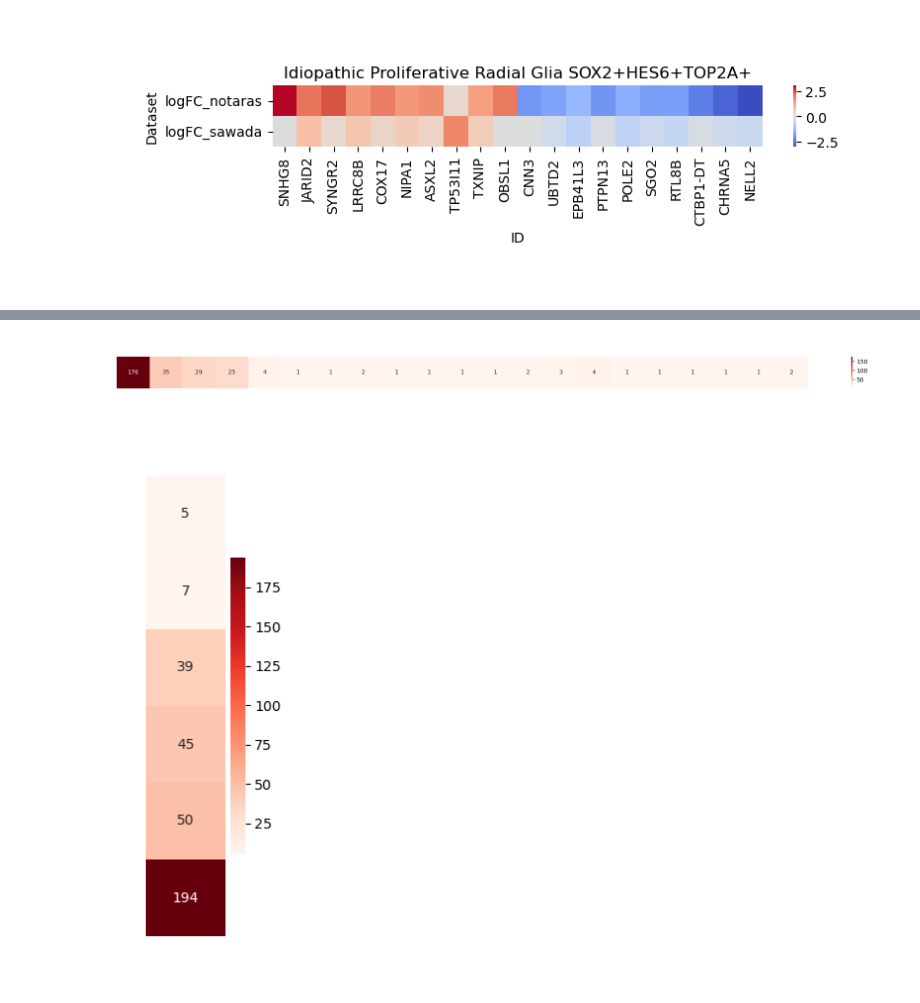
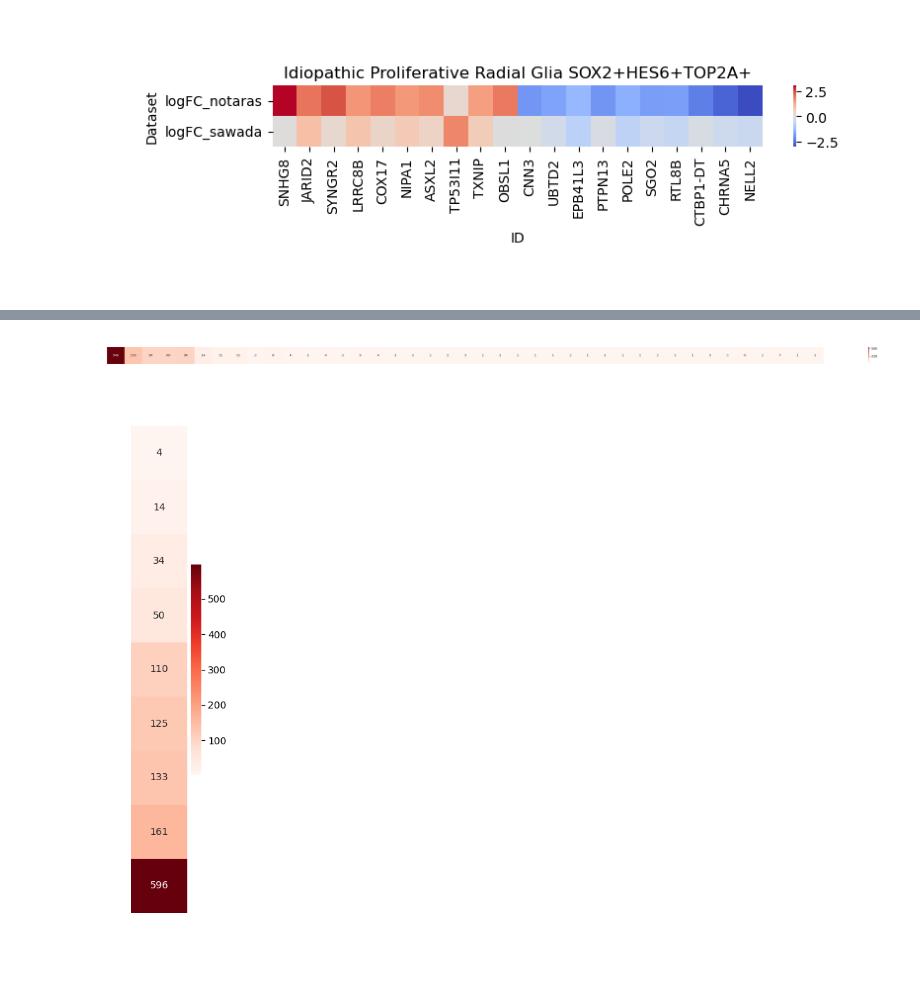
Before and after one commit to deepak-kaji/schizophrenia_organoid_convergence, a Jupyter notebook: Figures/Figure_3-MetaAnalysis.ipynb, the cells around one changed output, grey strips where cells are left out. Saved outputs shown, nothing was run; the diff lists cells and outputs as text; code cells hidden in the pictures; blank space fills up the shorter version.

Commit message:
created mashR.R script and mashR visualization ipynb

```diff
--- a/Figures/Figure_3-MetaAnalysis.ipynb
+++ b/Figures/Figure_3-MetaAnalysis.ipynb
@@ -525,10 +535,11 @@ plot_assay_upset(dc_significant_22q11_df_logfc, dataset_label="22q11")
 # %%
-plot_count_strip([176, 35, 29, 25, 4, 1, 1, 2, 1, 1, 1, 1, 2, 3, 4, 1, 1, 1, 1, 1, 2],
+plot_count_strip([546, 119, 90, 89, 94, 24, 11, 13, 2, 8, 4, 2, 4, 2, 5, 4, 2, 2,
+                  1, 2, 3, 1, 2, 1, 1, 1, 1, 1, 2, 1, 1, 1, 1, 1, 3, 1, 6, 1, 7, 1, 1],
                  dataset_label="22q11", save=True)
 # %% [output]
-[figure, old version]
+[figure, new version]
 # %%
-plot_count_strip([5, 7, 39, 45, 50, 194], orientation='vertical', dataset_label="22q11", save=True)
+plot_count_strip([4, 14, 34, 50, 110, 125, 133, 161, 596], orientation='vertical', dataset_label="22q11", save=True)
 # %% [output]
-[figure, old version]
+[figure, new version]
 # %%
```
Also changed, not shown: parts of 25 cells of this notebook, 2 other files.
